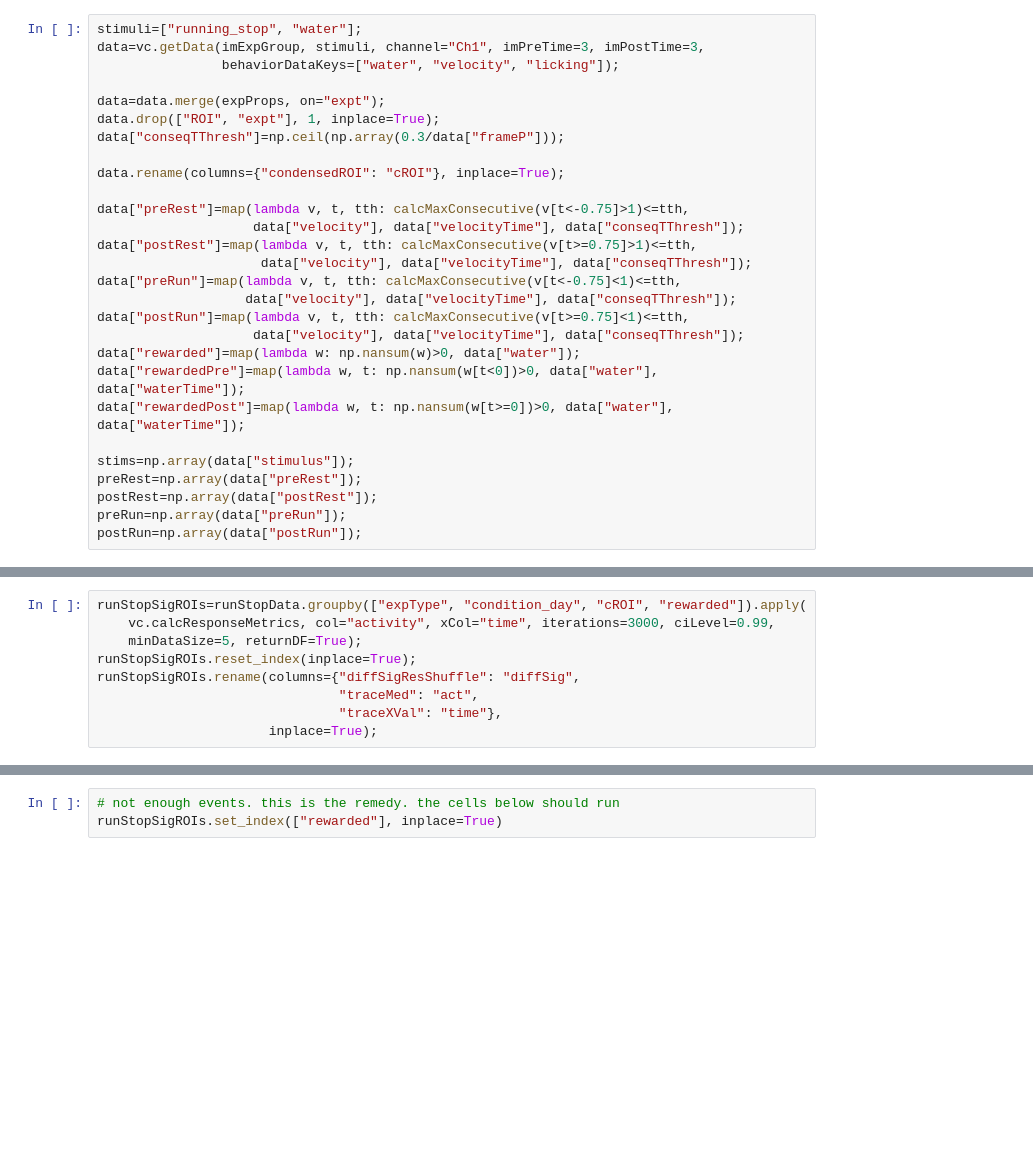
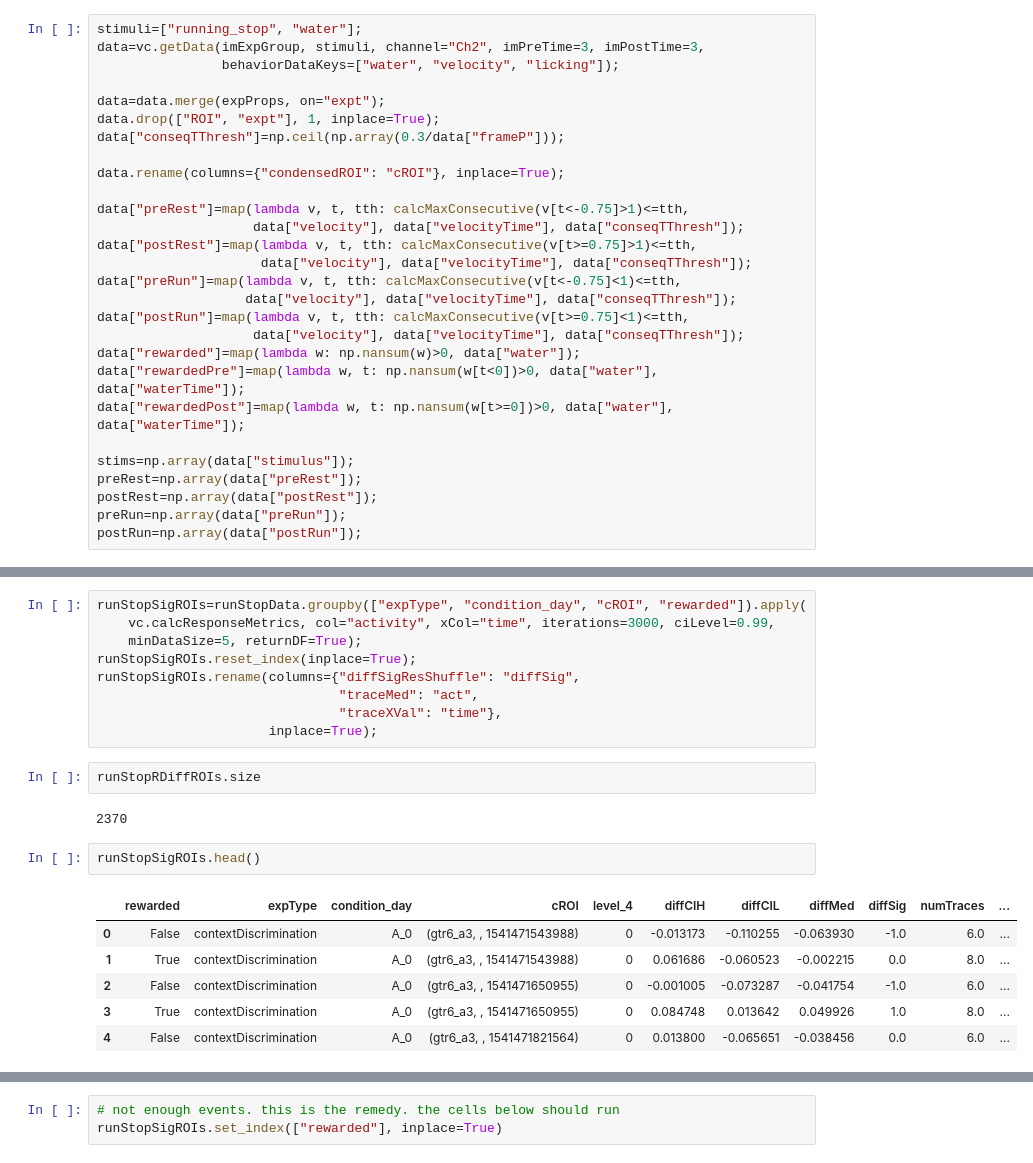
Before and after one commit to GergelyTuri/code, a Jupyter notebook: RAPHE_reward.ipynb, the cells around one changed output, grey strips where cells are left out. Cells and saved outputs as stored; diff of their text form; blank space fills up the shorter version.

```diff
--- a/RAPHE_reward.ipynb
+++ b/RAPHE_reward.ipynb
@@ -145,6 +157,6 @@ expProps
 # %%
 stimuli=["running_stop", "water"];
-data=vc.getData(imExpGroup, stimuli, channel="Ch1", imPreTime=3, imPostTime=3,
+data=vc.getData(imExpGroup, stimuli, channel="Ch2", imPreTime=3, imPostTime=3,
                 behaviorDataKeys=["water", "velocity", "licking"]);
 
 data=data.merge(expProps, on="expt");
@@ -302,3 +439,16 @@ runStopSigROIs.rename(columns={"diffSigResShuffle": "diffSig",
                                "traceMed": "act",
                                "traceXVal": "time"},
                       inplace=True);
+# %%
+runStopRDiffROIs.size
+# %% [output]
+2370
+# %%
+runStopSigROIs.head()
+# %% [output]
+|  | rewarded | expType | condition_day | cROI | level_4 | diffCIH | diffCIL | diffMed | diffSig | numTraces | ... |
+| 0 | False | contextDiscrimination | A_0 | (gtr6_a3, , 1541471543988) | 0 | -0.013173 | -0.110255 | -0.063930 | -1.0 | 6.0 | ... |
+| 1 | True | contextDiscrimination | A_0 | (gtr6_a3, , 1541471543988) | 0 | 0.061686 | -0.060523 | -0.002215 | 0.0 | 8.0 | ... |
+| 2 | False | contextDiscrimination | A_0 | (gtr6_a3, , 1541471650955) | 0 | -0.001005 | -0.073287 | -0.041754 | -1.0 | 6.0 | ... |
+| 3 | True | contextDiscrimination | A_0 | (gtr6_a3, , 1541471650955) | 0 | 0.084748 | 0.013642 | 0.049926 | 1.0 | 8.0 | ... |
+| 4 | False | contextDiscrimination | A_0 | (gtr6_a3, , 1541471821564) | 0 | 0.013800 | -0.065651 | -0.038456 | 0.0 | 6.0 | ... |
```
Also changed, not shown: parts of 24 cells of this notebook, 10 other files.
